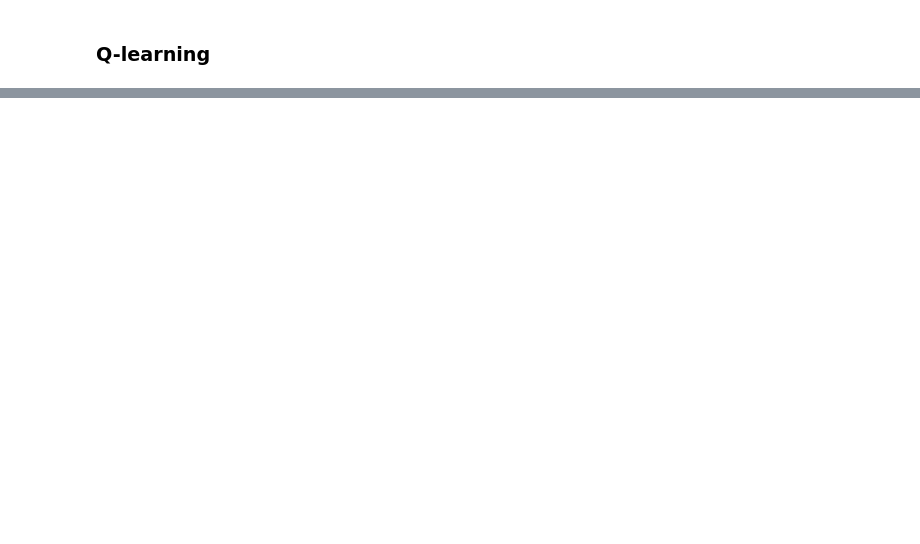
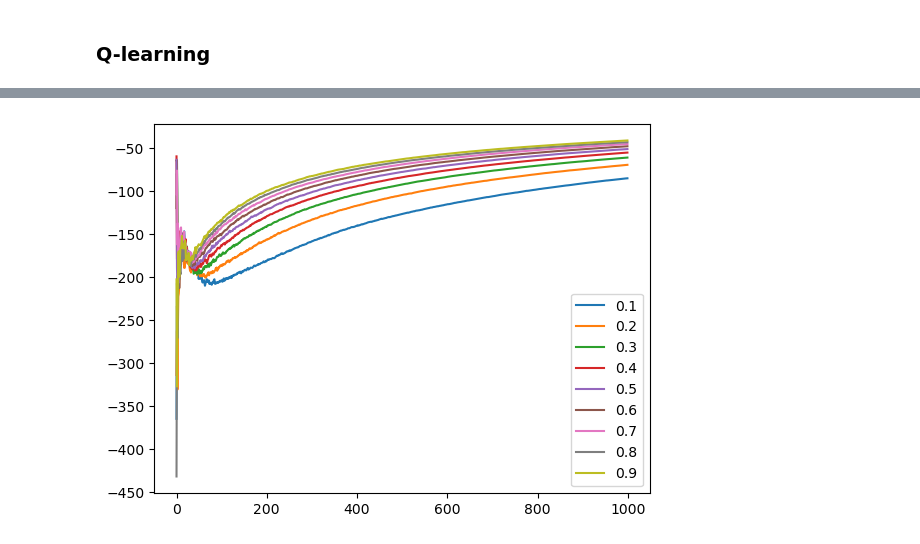
Before and after one commit to valinsogna/ReinForceMate, a Jupyter notebook: run.ipynb, the cells around one changed output, grey strips where cells are left out. Cells and saved outputs as stored; diff of their text form; code cells hidden in the pictures; blank space fills up the shorter version.

```diff
--- a/run.ipynb
+++ b/run.ipynb
@@ -165,0 +223,32 @@ Norm of Policy Difference: 988.563232421875
+# %%
+import time
+import matplotlib.pyplot as plt
+import numpy as np
+from tqdm import tqdm
+
+n_of_episodes = 1000
+results = []
+
+for g in tqdm([0.1, 0.2, 0.3, 0.4, 0.5, 0.6, 0.7, 0.8, 0.9]):
+# for g in [0.9]:
+    rewards = []
+    env = Board()
+    p = Piece(piece='king')  # king", "rook", "bishop" or "knight"
+    q = Q_learning_move(agent=p, env=env)
+
+    for episode in range(n_of_episodes):
+        reward = q.run_episode(episode, gamma=g)  # this function should return the total reward for the episode
+        rewards.append(reward)
+
+    results.append({
+        'name': g,
+        'rewards': rewards
+    })
+
+# Plot average cumulative reward
+for result in results:
+    plt.plot(np.cumsum(result['rewards']) / np.arange(1, n_of_episodes+1), label=result['name'])
+plt.legend()
+plt.show()
+# %% [output]
+[figure, added]
```
Also changed, not shown: parts of 14 cells of this notebook, 4 other files.
